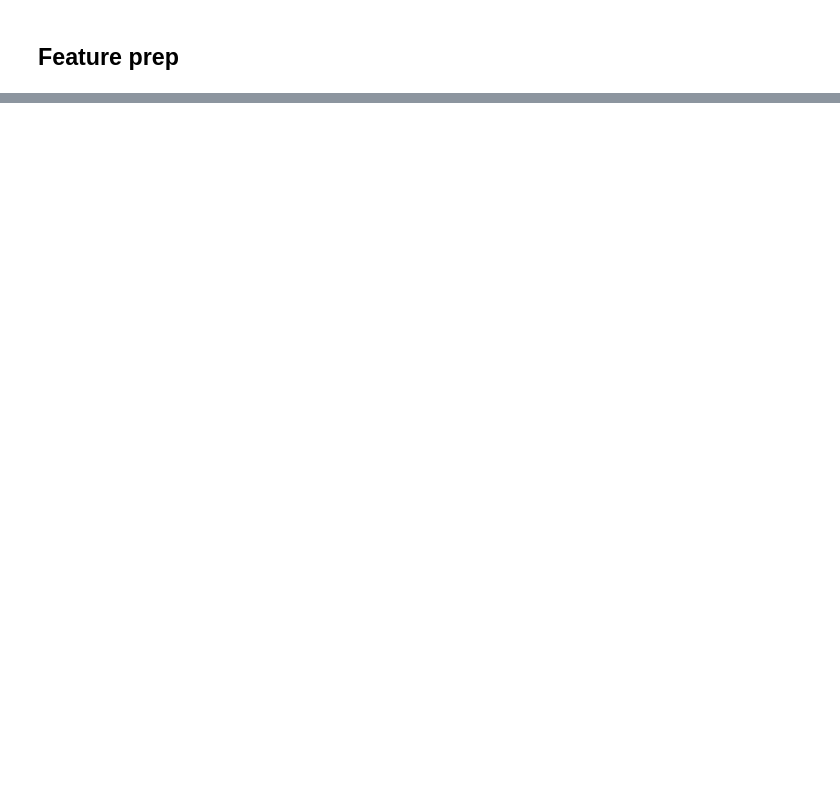
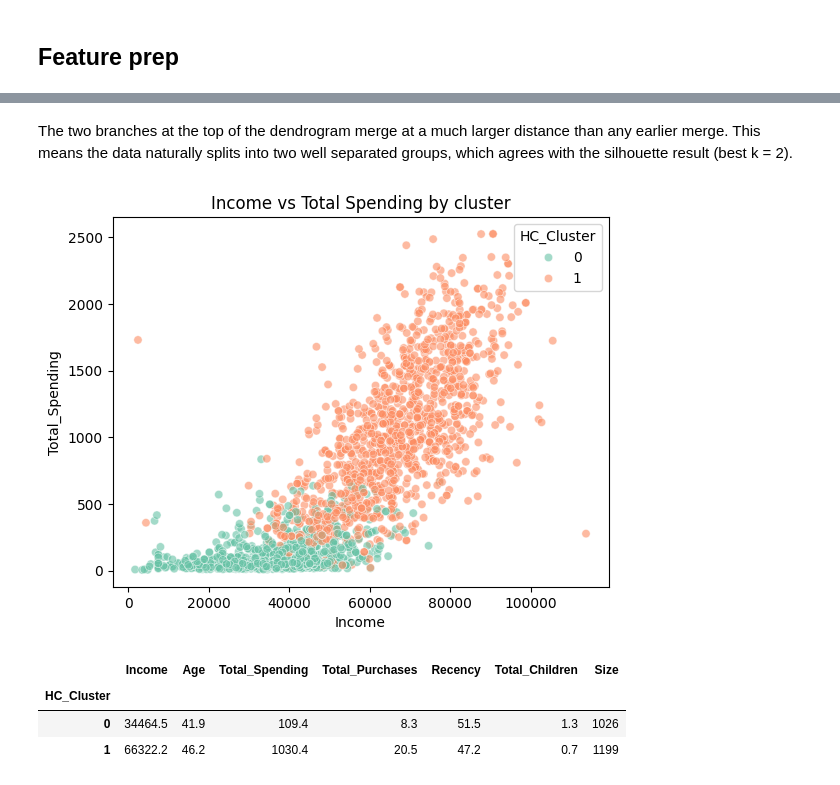
Before and after one commit to AGR533/Customer_Personality_Analysis, a Jupyter notebook: hierarchical_clustering.ipynb, the cells around one changed output, grey strips where cells are left out. Cells and saved outputs as stored; diff of their text form; code cells hidden in the pictures; blank space fills up the shorter version.

```diff
--- a/hierarchical_clustering.ipynb
+++ b/hierarchical_clustering.ipynb
@@ -48,0 +96,18 @@ linkage_matrix = linkage(X_scaled, method="ward")
+# %% [markdown]
+The two branches at the top of the dendrogram merge at a much larger distance
+than any earlier merge. This means the data naturally splits into two well
+separated groups, which agrees with the silhouette result (best k = 2).
+# %%
+sns.scatterplot(data=df, x="Income", y="Total_Spending", hue="HC_Cluster", palette="Set2", alpha=0.6)
+plt.title("Income vs Total Spending by cluster")
+plt.show()
+
+profile = df.groupby("HC_Cluster")[features].mean().round(1)
+profile["Size"] = df["HC_Cluster"].value_counts().sort_index()
+profile
+# %% [output]
+[figure, added]
+|  | Income | Age | Total_Spending | Total_Purchases | Recency | Total_Children | Size |
+| HC_Cluster |  |  |  |  |  |  |  |
+| 0 | 34464.5 | 41.9 | 109.4 | 8.3 | 51.5 | 1.3 | 1026 |
+| 1 | 66322.2 | 46.2 | 1030.4 | 20.5 | 47.2 | 0.7 | 1199 |
```
Also changed, not shown: parts of 8 cells of this notebook.
